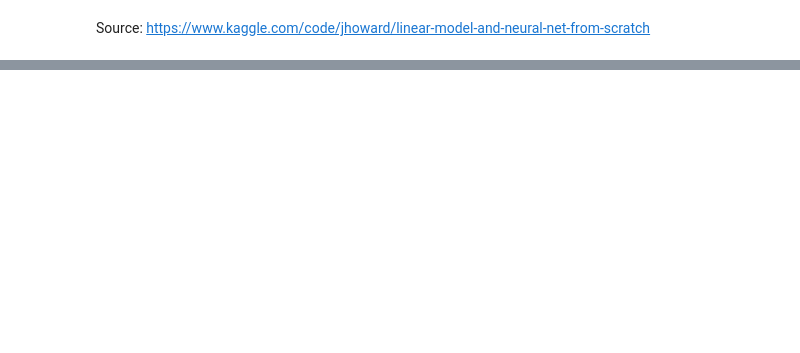
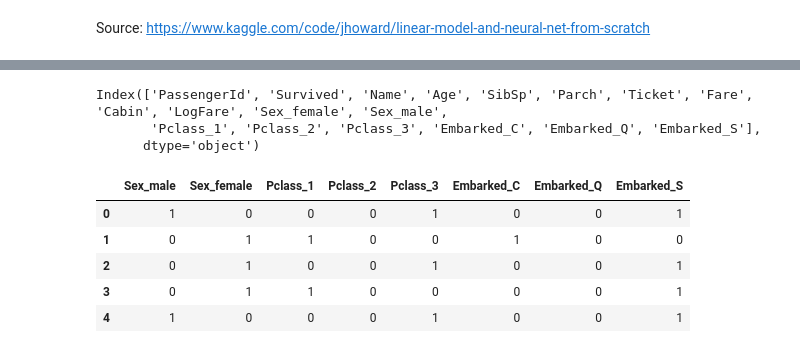
Before and after one commit to BrianSigafoos/machine-learning, a Jupyter notebook: kaggle/titanic/titanic.ipynb, the cells around one changed output, grey strips where cells are left out. Saved outputs shown, nothing was run; the diff lists cells and outputs as text; code cells hidden in the pictures; blank space fills up the shorter version.

```diff
--- a/kaggle/titanic/titanic.ipynb
+++ b/kaggle/titanic/titanic.ipynb
@@ -59,0 +162,26 @@ pclasses
+# %%
+df = pd.get_dummies(df, columns=["Sex", "Pclass", "Embarked"])
+df.columns
+# %% [output]
+Index(['PassengerId', 'Survived', 'Name', 'Age', 'SibSp', 'Parch', 'Ticket', 'Fare', 'Cabin', 'LogFare', 'Sex_female', 'Sex_male',
+       'Pclass_1', 'Pclass_2', 'Pclass_3', 'Embarked_C', 'Embarked_Q', 'Embarked_S'],
+      dtype='object')
+# %%
+added_cols = [
+    "Sex_male",
+    "Sex_female",
+    "Pclass_1",
+    "Pclass_2",
+    "Pclass_3",
+    "Embarked_C",
+    "Embarked_Q",
+    "Embarked_S",
+]
+df[added_cols].head()
+# %% [output]
+|  | Sex_male | Sex_female | Pclass_1 | Pclass_2 | Pclass_3 | Embarked_C | Embarked_Q | Embarked_S |
+| 0 | 1 | 0 | 0 | 0 | 1 | 0 | 0 | 1 |
+| 1 | 0 | 1 | 1 | 0 | 0 | 1 | 0 | 0 |
+| 2 | 0 | 1 | 0 | 0 | 1 | 0 | 0 | 1 |
+| 3 | 0 | 1 | 1 | 0 | 0 | 0 | 0 | 1 |
+| 4 | 1 | 0 | 0 | 0 | 1 | 0 | 0 | 1 |
```
Also changed, not shown: parts of 21 cells of this notebook.
